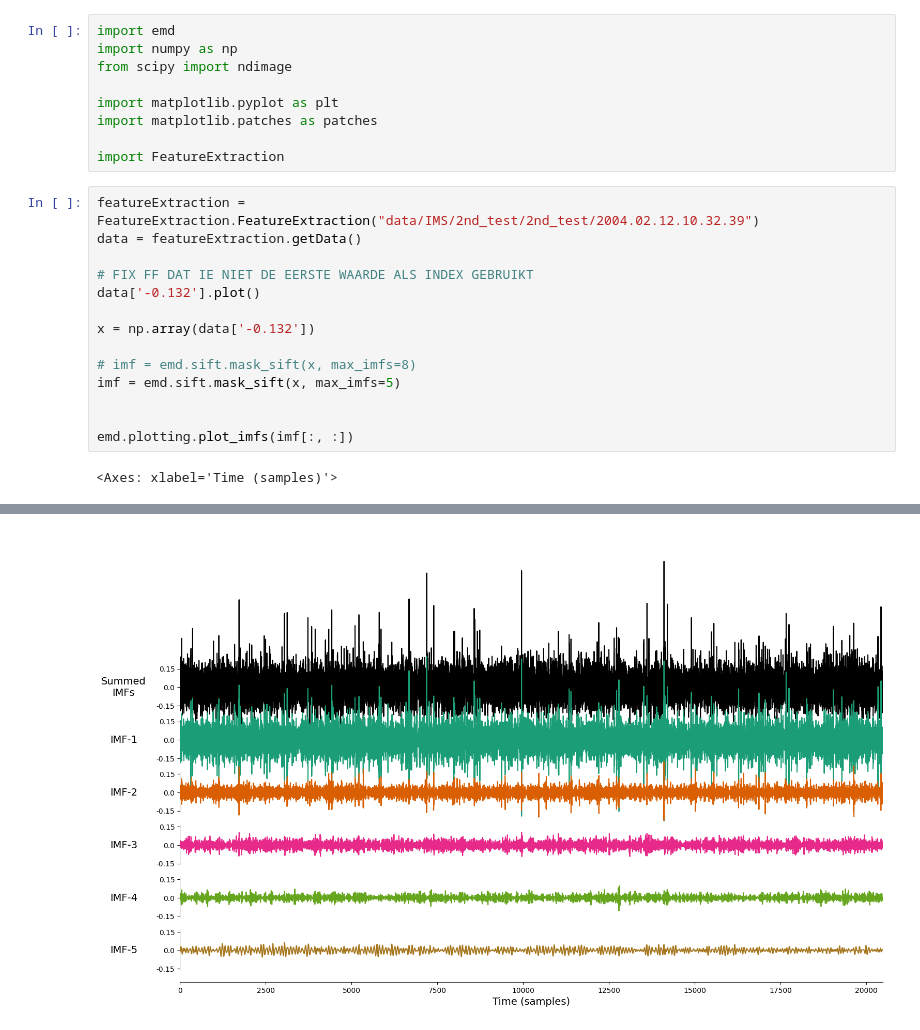
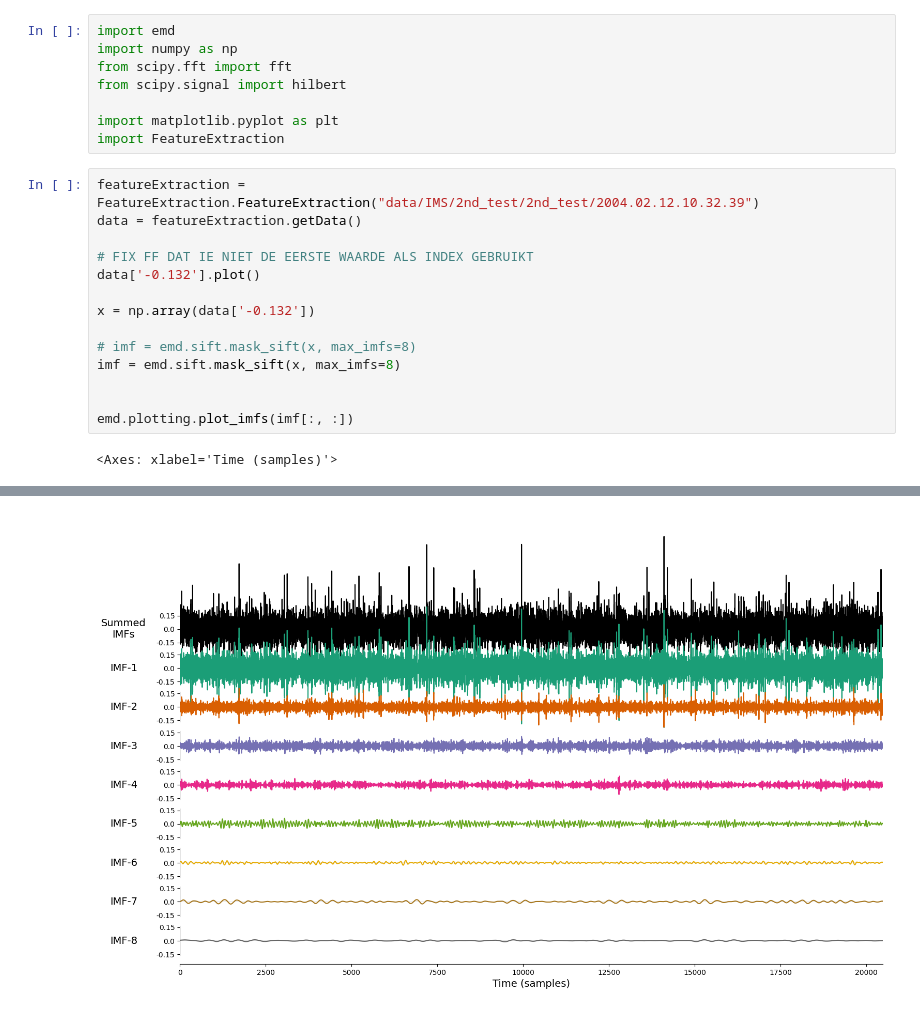
Before and after one commit to sjoerdgunneweg/RULPredictionOfBearings, a Jupyter notebook: HHTDemo.ipynb, the cells around one changed output, grey strips where cells are left out. Drawn from its saved outputs; the diff is of its cells as text.

Commit message:
Hilbert-Huang demo working

```diff
--- a/HHTDemo.ipynb
+++ b/HHTDemo.ipynb
@@ -1,27 +1,26 @@
 # %%
 import emd
 import numpy as np
-from scipy import ndimage
+from scipy.fft import fft
+from scipy.signal import hilbert
 
 import matplotlib.pyplot as plt
-import matplotlib.patches as patches
-
 import FeatureExtraction
 # %%
 featureExtraction = FeatureExtraction.FeatureExtraction("data/IMS/2nd_test/2nd_test/2004.02.12.10.32.39")
 data = featureExtraction.getData()
 
 # FIX FF DAT IE NIET DE EERSTE WAARDE ALS INDEX GEBRUIKT
 data['-0.132'].plot()
 
 x = np.array(data['-0.132'])
 
 # imf = emd.sift.mask_sift(x, max_imfs=8)
-imf = emd.sift.mask_sift(x, max_imfs=5)
+imf = emd.sift.mask_sift(x, max_imfs=8)
 
 
 emd.plotting.plot_imfs(imf[:, :])
 # %% [output]
 <Axes: xlabel='Time (samples)'>
 [figure]
-[figure, old version]
+[figure, new version]
```
Also changed, not shown: parts of 4 cells of this notebook, 1 other file.
